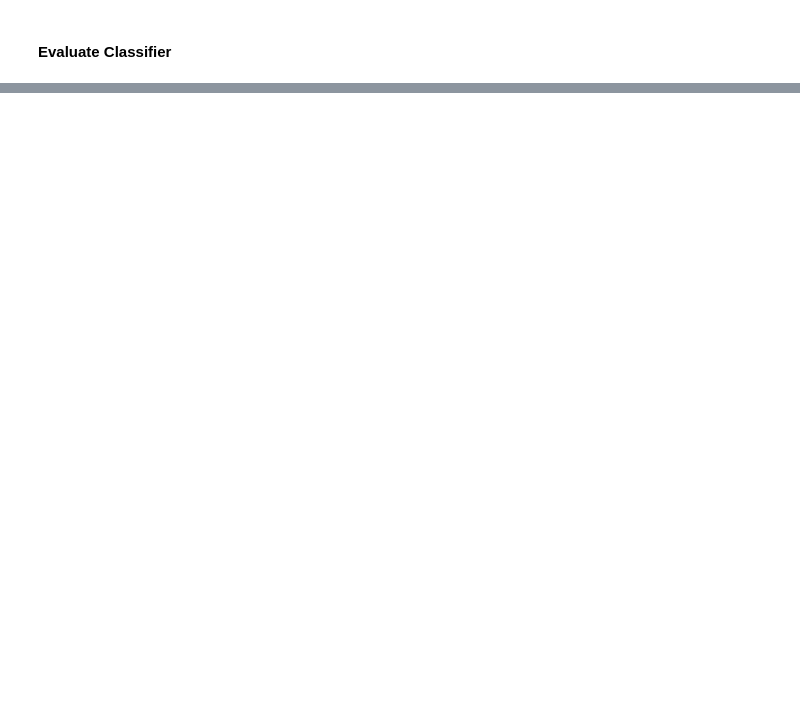
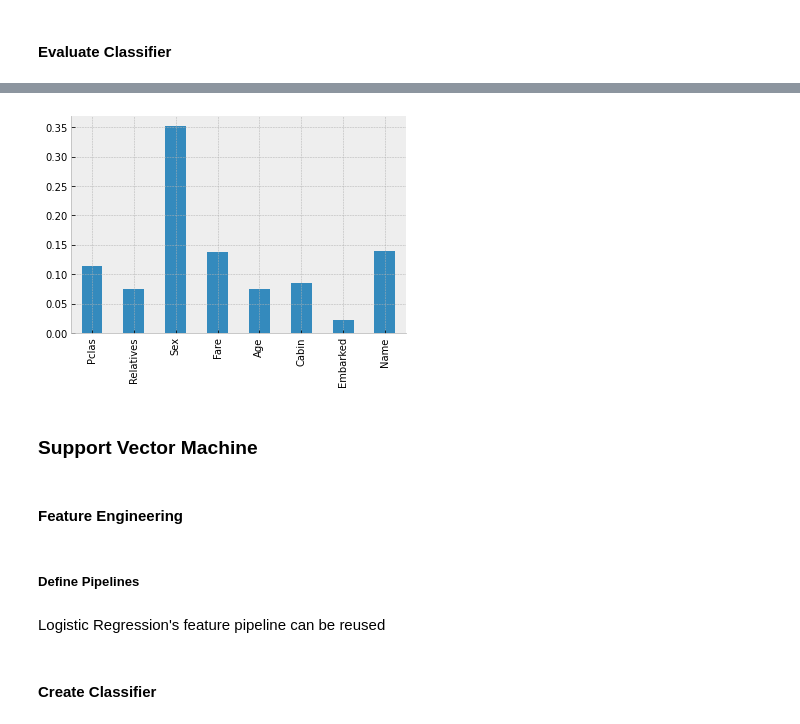
Before and after one commit to miladbehrooz/Classification_Titanic_Data, a Jupyter notebook: notebook/classification_titanic.ipynb, the cells around one changed output, grey strips where cells are left out. Cells and saved outputs as stored; diff of their text form; code cells hidden in the pictures; blank space fills up the shorter version.

```diff
--- a/notebook/classification_titanic.ipynb
+++ b/notebook/classification_titanic.ipynb
@@ -639,0 +646,6 @@ plot_tree(rf['m_rf'][0], feature_names = feature_names_dt,class_names = True, fi
+# %%
+# Feature importance
+importance = pd.DataFrame(rf['m_rf'].feature_importances_)
+importance.index = feature_names_dt
+
+display(importance.sort_values(by = 0, ascending = False).head(10))
@@ -639,0 +662,15 @@ plot_tree(rf['m_rf'][0], feature_names = feature_names_dt,class_names = True, fi
+# %%
+importance.plot.bar(legend=False)
+sns.despine()
+# %% [output]
+[figure, added]
+# %% [markdown]
+### Support Vector Machine
+# %% [markdown]
+#### Feature Engineering
+# %% [markdown]
+##### Define Pipelines
+# %% [markdown]
+Logistic Regression's feature pipeline can be reused
+# %% [markdown]
+#### Create Classifier
```
Also changed, not shown: parts of 26 cells of this notebook.
